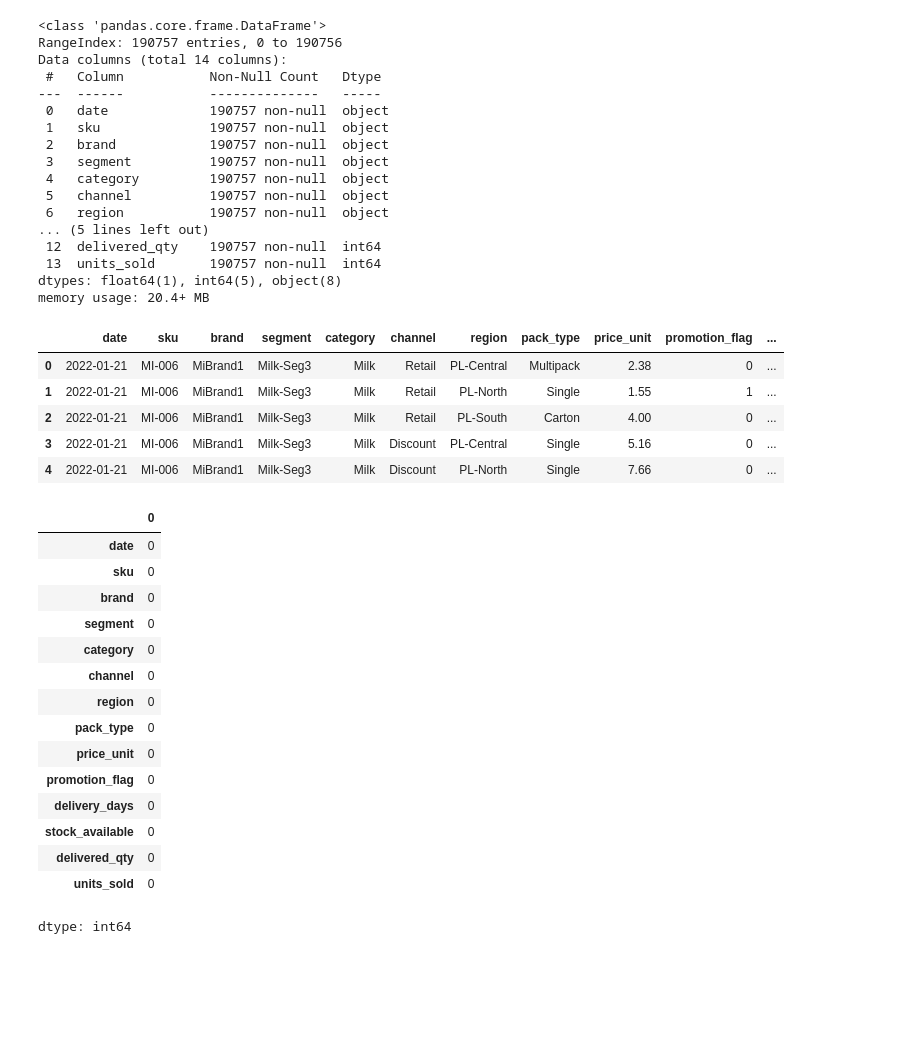
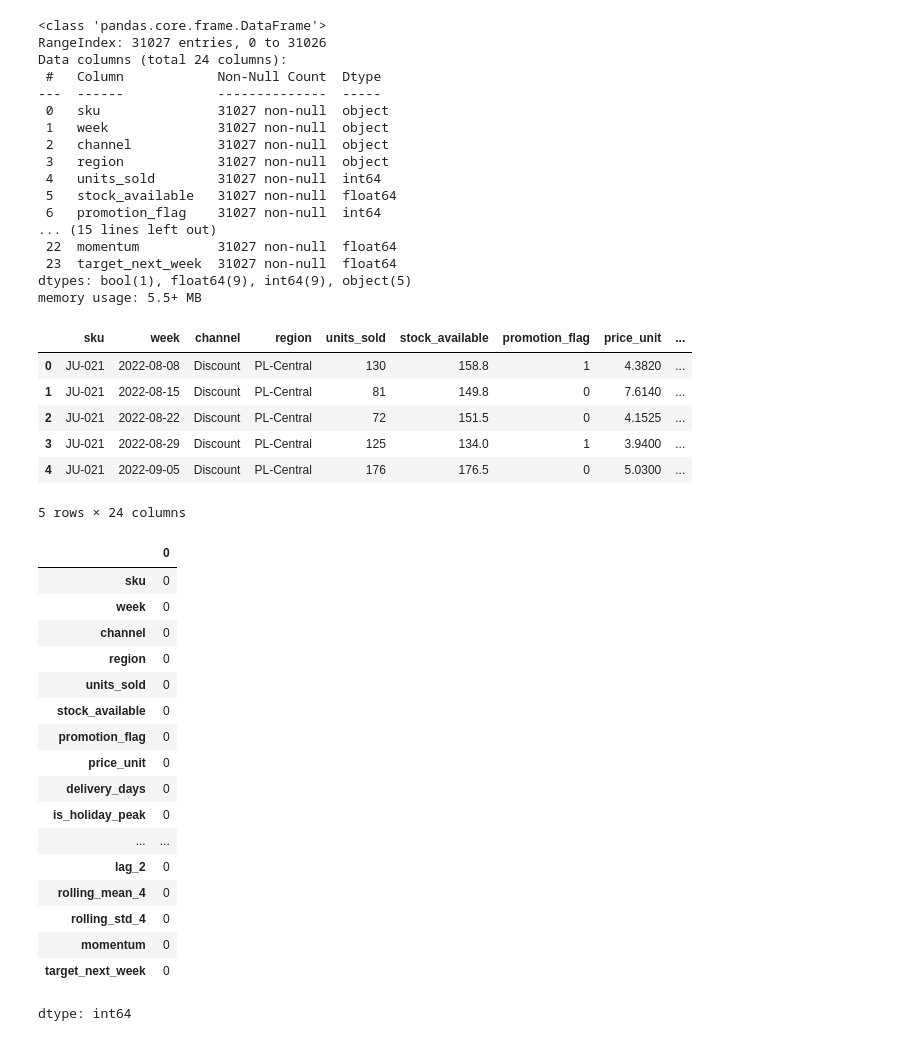
Before and after one commit to Doug-Vo/Data-Analysis--Summer-2025, a Jupyter notebook: FMCC_Sales_Prediction.ipynb, the cells around one changed output. Cells and saved outputs as stored; diff of their text form; code cells hidden in the pictures; blank space fills up the shorter version.

```diff
--- a/FMCC_Sales_Prediction.ipynb
+++ b/FMCC_Sales_Prediction.ipynb
@@ -51,50 +45,53 @@ for dirname, _, filenames in os.walk('/kaggle/input'):
 # %%
-df = pd.read_csv(f'{beatafaron_fmcg_daily_sales_data_to_2022_2024_path}/FMCG_2022_2024.csv')
+df = pd.read_csv(f'{beatafaron_fmcg_daily_sales_data_to_2022_2024_path}/weekly_df_final_for_modeling.csv')
 
 df.info()
 df.head()
 # %% [output]
 <class 'pandas.core.frame.DataFrame'>
-RangeIndex: 190757 entries, 0 to 190756
-Data columns (total 14 columns):
- #   Column           Non-Null Count   Dtype
----  ------           --------------   -----
- 0   date             190757 non-null  object
- 1   sku              190757 non-null  object
- 2   brand            190757 non-null  object
- 3   segment          190757 non-null  object
- 4   category         190757 non-null  object
- 5   channel          190757 non-null  object
- 6   region           190757 non-null  object
-... (5 lines left out)
- 12  delivered_qty    190757 non-null  int64
- 13  units_sold       190757 non-null  int64
-dtypes: float64(1), int64(5), object(8)
-memory usage: 20.4+ MB
+RangeIndex: 31027 entries, 0 to 31026
+Data columns (total 24 columns):
+ #   Column            Non-Null Count  Dtype
+---  ------            --------------  -----
+ 0   sku               31027 non-null  object
+ 1   week              31027 non-null  object
+ 2   channel           31027 non-null  object
+ 3   region            31027 non-null  object
+ 4   units_sold        31027 non-null  int64
+ 5   stock_available   31027 non-null  float64
+ 6   promotion_flag    31027 non-null  int64
+... (15 lines left out)
+ 22  momentum          31027 non-null  float64
+ 23  target_next_week  31027 non-null  float64
+dtypes: bool(1), float64(9), int64(9), object(5)
+memory usage: 5.5+ MB
-|  | date | sku | brand | segment | category | channel | region | pack_type | price_unit | promotion_flag | ... |
-| 0 | 2022-01-21 | MI-006 | MiBrand1 | Milk-Seg3 | Milk | Retail | PL-Central | Multipack | 2.38 | 0 | ... |
-| 1 | 2022-01-21 | MI-006 | MiBrand1 | Milk-Seg3 | Milk | Retail | PL-North | Single | 1.55 | 1 | ... |
-| 2 | 2022-01-21 | MI-006 | MiBrand1 | Milk-Seg3 | Milk | Retail | PL-South | Carton | 4.00 | 0 | ... |
-| 3 | 2022-01-21 | MI-006 | MiBrand1 | Milk-Seg3 | Milk | Discount | PL-Central | Single | 5.16 | 0 | ... |
-| 4 | 2022-01-21 | MI-006 | MiBrand1 | Milk-Seg3 | Milk | Discount | PL-North | Single | 7.66 | 0 | ... |
+|  | sku | week | channel | region | units_sold | stock_available | promotion_flag | price_unit | ... |
+| 0 | JU-021 | 2022-08-08 | Discount | PL-Central | 130 | 158.8 | 1 | 4.3820 | ... |
+| 1 | JU-021 | 2022-08-15 | Discount | PL-Central | 81 | 149.8 | 0 | 7.6140 | ... |
+| 2 | JU-021 | 2022-08-22 | Discount | PL-Central | 72 | 151.5 | 0 | 4.1525 | ... |
+| 3 | JU-021 | 2022-08-29 | Discount | PL-Central | 125 | 134.0 | 1 | 3.9400 | ... |
+| 4 | JU-021 | 2022-09-05 | Discount | PL-Central | 176 | 176.5 | 0 | 5.0300 | ... |
+5 rows × 24 columns
 # %%
 df.isnull().sum()
 # %% [output]
 |  | 0 |
-| date | 0 |
 | sku | 0 |
-| brand | 0 |
-| segment | 0 |
-| category | 0 |
+| week | 0 |
 | channel | 0 |
 | region | 0 |
-| pack_type | 0 |
+| units_sold | 0 |
+| stock_available | 0 |
+| promotion_flag | 0 |
 | price_unit | 0 |
-| promotion_flag | 0 |
 | delivery_days | 0 |
-| stock_available | 0 |
-| delivered_qty | 0 |
-| units_sold | 0 |
+| is_holiday_peak | 0 |
+| ... | ... |
+| lag_2 | 0 |
+| rolling_mean_4 | 0 |
+| rolling_std_4 | 0 |
+| momentum | 0 |
+| target_next_week | 0 |
 dtype: int64
 # %%
 df.info()
```
Also changed, not shown: parts of 11 cells of this notebook.
